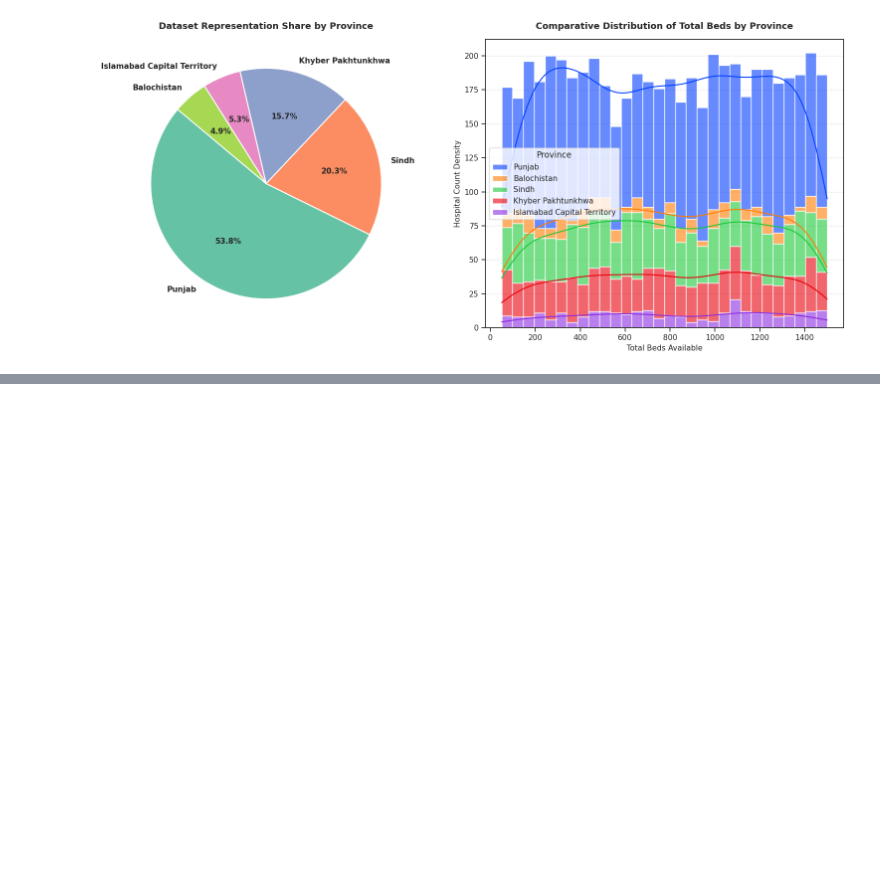
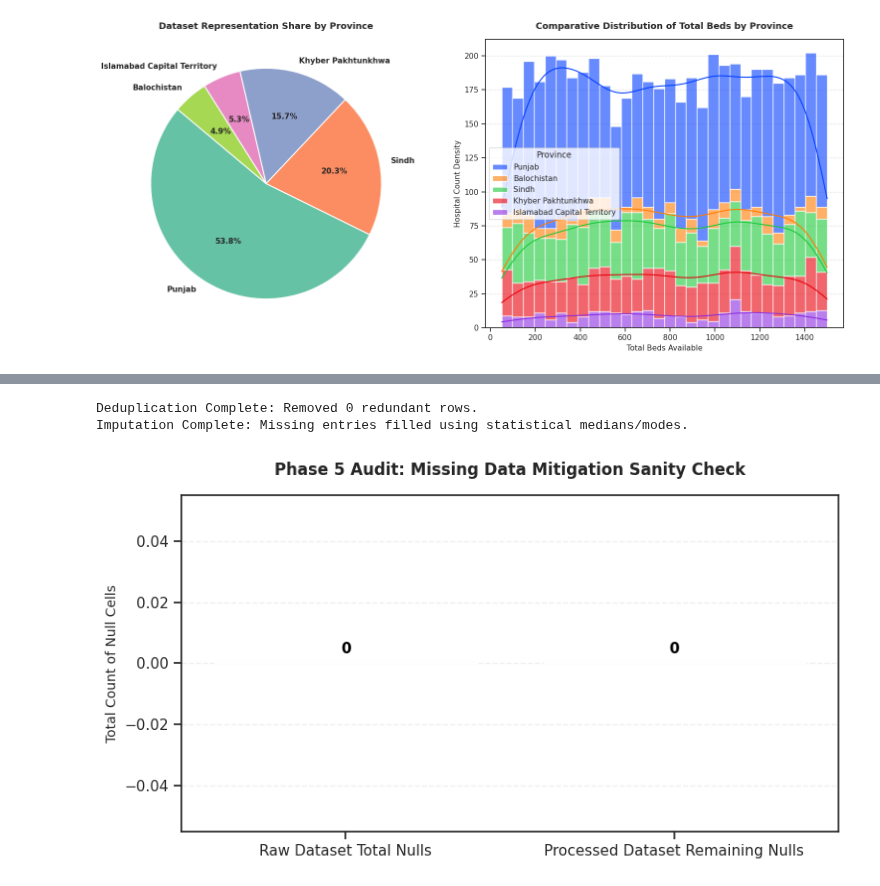
Before and after one commit to ANASSHAIKH-NOOB/AI-PROJECT, a Jupyter notebook: PROJECT.ipynb, the cells around one changed output, grey strips where cells are left out. Saved outputs shown, nothing was run; the diff lists cells and outputs as text; code cells hidden in the pictures; blank space fills up the shorter version.

```diff
--- a/PROJECT.ipynb
+++ b/PROJECT.ipynb
@@ -310,0 +399,58 @@ plt.show()
+# %%
+import numpy as np
+
+# Make a deep copy to preserve our raw exploratory state safely
+df_clean = df.copy()
+
+# 1. Deduplication Block
+pre_drop_shape = df_clean.shape[0]
+df_clean.drop_duplicates(inplace=True)
+post_drop_shape = df_clean.shape[0]
+print(f"Deduplication Complete: Removed {pre_drop_shape - post_drop_shape} redundant rows.")
+
+# 2. Advanced Imputation Block (Handling Numeric & Categorical Null Entries)
+numeric_cols = df_clean.select_dtypes(include=[np.number]).columns
+for col in numeric_cols:
+    if df_clean[col].isnull().sum() > 0:
+        df_clean[col] = df_clean[col].fillna(df_clean[col].median())
+
+categorical_cols = df_clean.select_dtypes(include=['object']).columns
+for col in categorical_cols:
+    if df_clean[col].isnull().sum() > 0:
+        df_clean[col] = df_clean[col].fillna(df_clean[col].mode()[0])
+
+print("Imputation Complete: Missing entries filled using statistical medians/modes.")
+
+# 3. Vectorized Categorical Binary Mapping (Preprocessing text data to 1/0)
+# Mapping 'Sector' and 'Emergency_Department' to clean numeric flags
+if 'Sector' in df_clean.columns:
+    df_clean['Sector_Encoded'] = df_clean['Sector'].map({'Public': 1, 'Private': 0})
+if 'Emergency_Department' in df_clean.columns:
+    df_clean['Emergency_Encoded'] = df_clean['Emergency_Department'].map({'Yes': 1, 'No': 0})
+
+# 4. Compulsory Phase 5 Visual: Cleanliness Audit Verification Chart
+plt.figure(figsize=(8, 4.5))
+remaining_nulls = df_clean.isnull().sum().sum()
+
+# We check the total null matrix footprint across the active set
+null_metrics = ['Raw Dataset Total Nulls', 'Processed Dataset Remaining Nulls']
+null_counts = [df.isnull().sum().sum(), remaining_nulls]
+
+ax = sns.barplot(x=null_metrics, y=null_counts, hue=null_metrics, palette="cubehelix", legend=False)
+
+# Add explicit numerical data markers over the bars
+for p in ax.patches:
+    ax.annotate(f"{int(p.get_height())}",
+                (p.get_x() + p.get_width() / 2., p.get_height()),
+                ha='center', va='bottom', fontsize=11, fontweight='bold', color='black', xytext=(0, 5),
+                textcoords='offset points')
+
+plt.title("Phase 5 Audit: Missing Data Mitigation Sanity Check", fontsize=12, fontweight='bold', pad=15)
+plt.ylabel("Total Count of Null Cells", fontsize=10)
+plt.grid(axis='y', linestyle='--', alpha=0.3)
+plt.tight_layout()
+plt.show()
+# %% [output]
+Deduplication Complete: Removed 0 redundant rows.
+Imputation Complete: Missing entries filled using statistical medians/modes.
+[figure, added]
```
Also changed, not shown: parts of 15 cells of this notebook.
